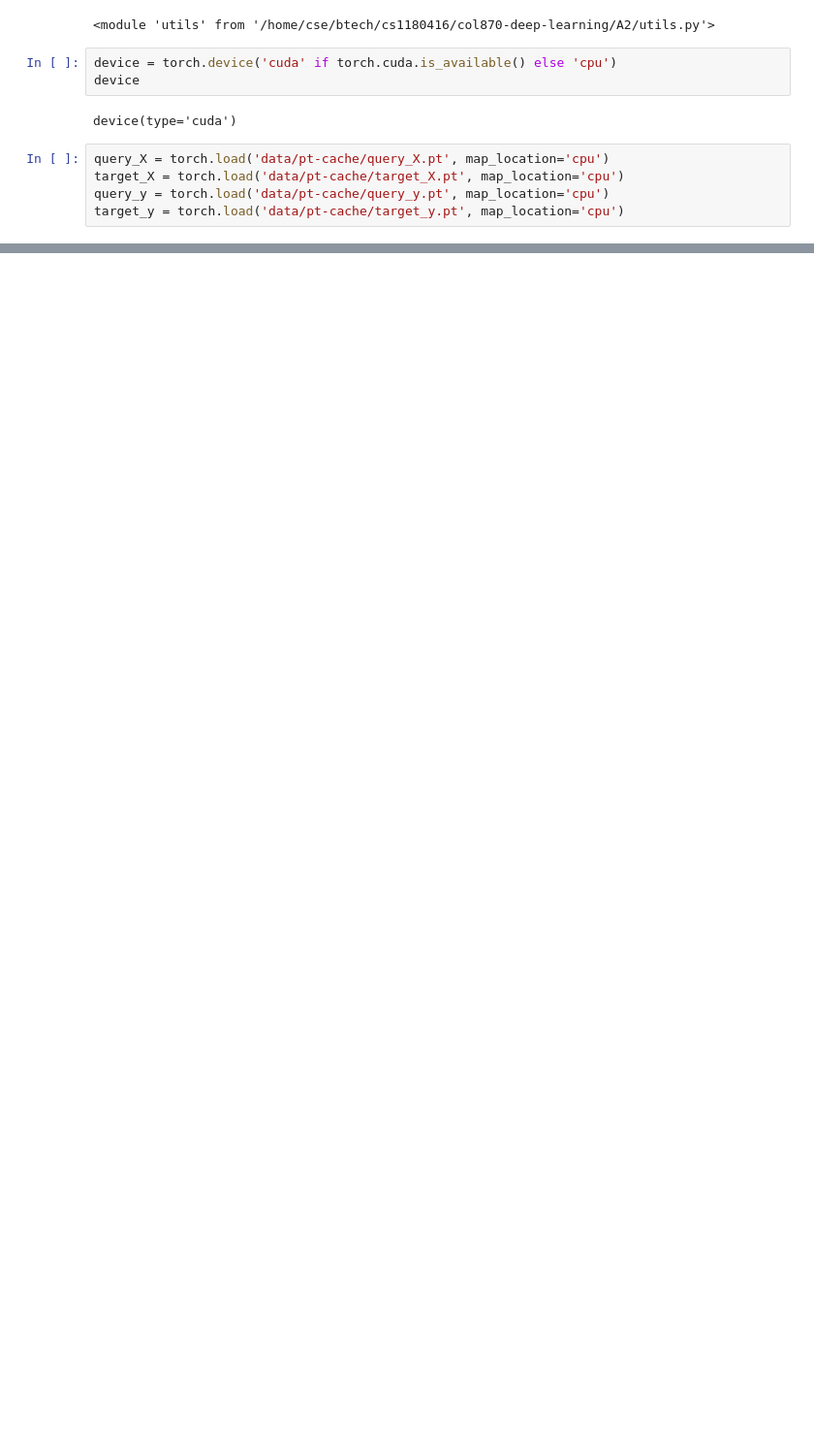
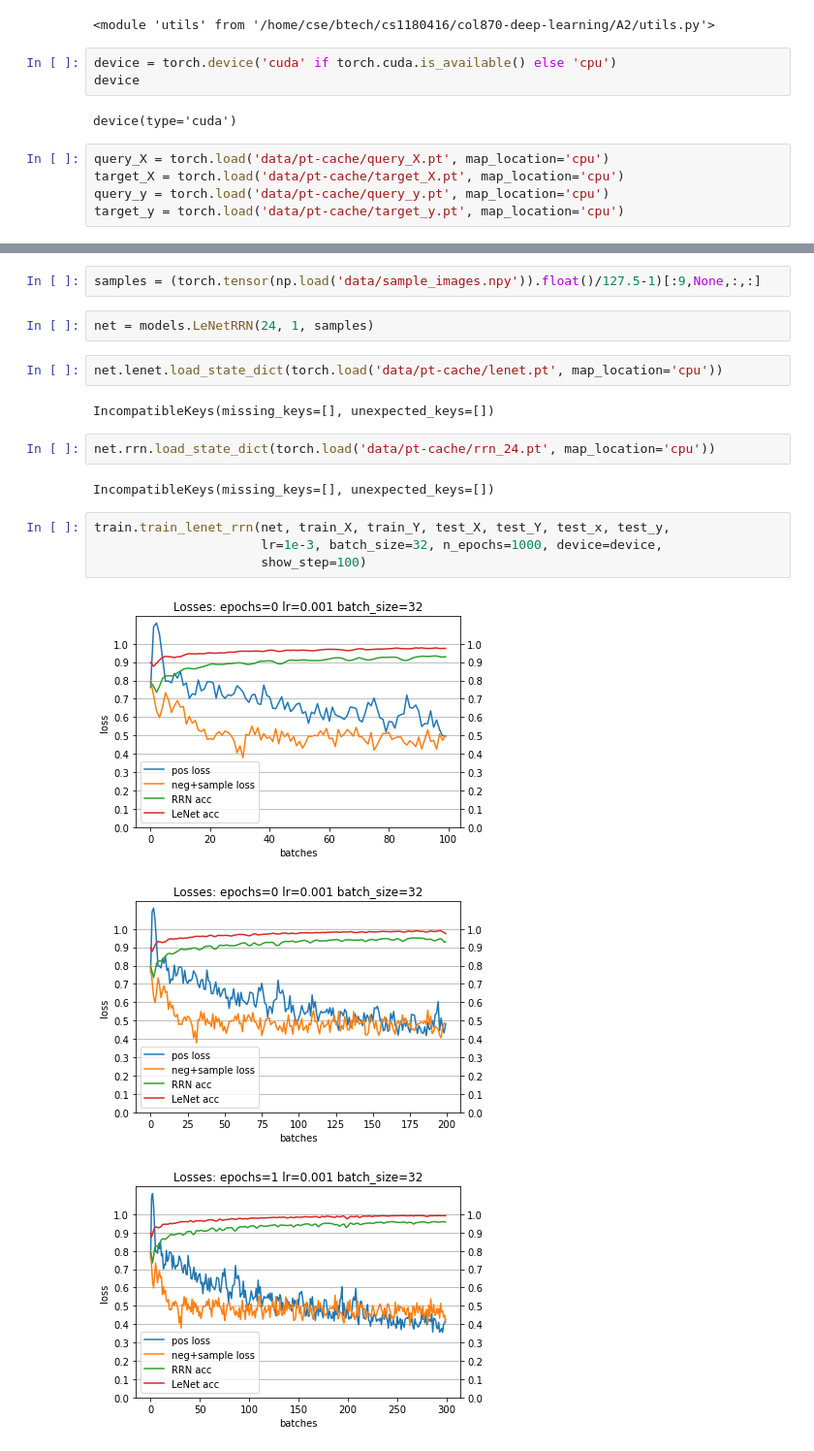
Before and after one commit to rishabh-ranjan/col870-deep-learning, a Jupyter notebook: A2/train_lenet_rrn.ipynb, the cells around one changed output, grey strips where cells are left out. Shown at 97% size. Saved outputs shown, nothing was run; the diff lists cells and outputs as text; blank space fills up the shorter version.

```diff
--- a/A2/train_lenet_rrn.ipynb
+++ b/A2/train_lenet_rrn.ipynb
@@ -95,0 +30,20 @@ rrn = models.DigitRRN(16).to(device)
+# %%
+samples = (torch.tensor(np.load('data/sample_images.npy')).float()/127.5-1)[:9,None,:,:]
+# %%
+net = models.LeNetRRN(24, 1, samples)
+# %%
+net.lenet.load_state_dict(torch.load('data/pt-cache/lenet.pt', map_location='cpu'))
+# %% [output]
+IncompatibleKeys(missing_keys=[], unexpected_keys=[])
+# %%
+net.rrn.load_state_dict(torch.load('data/pt-cache/rrn_24.pt', map_location='cpu'))
+# %% [output]
+IncompatibleKeys(missing_keys=[], unexpected_keys=[])
+# %%
+train.train_lenet_rrn(net, train_X, train_Y, test_X, test_Y, test_x, test_y,
+                      lr=1e-3, batch_size=32, n_epochs=1000, device=device,
+                      show_step=100)
+# %% [output]
+[figure, added]
+[figure, added]
+[figure, added]
```
Also changed, not shown: parts of 25 cells of this notebook, 6 other files.
